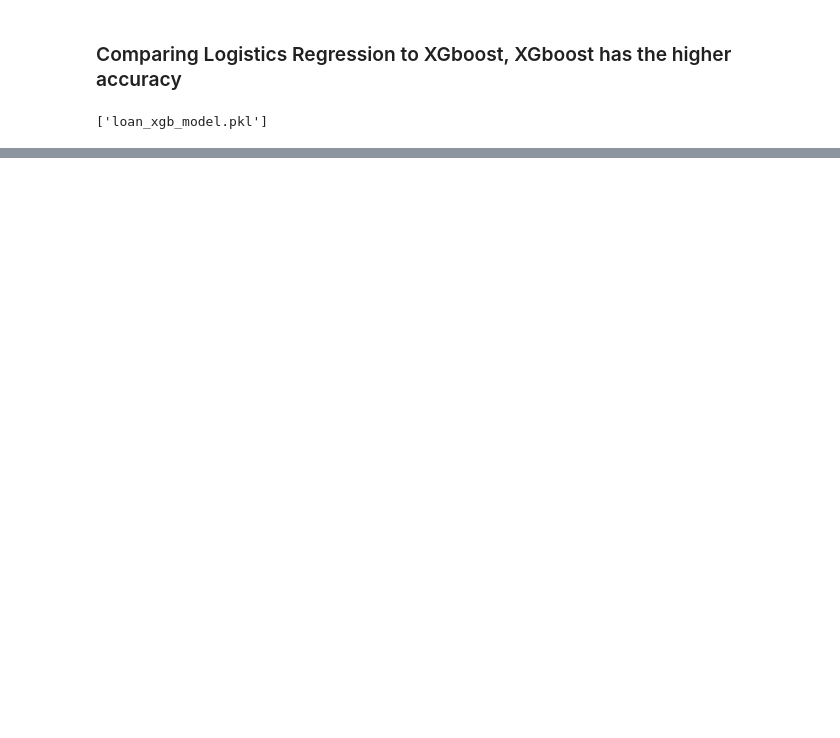
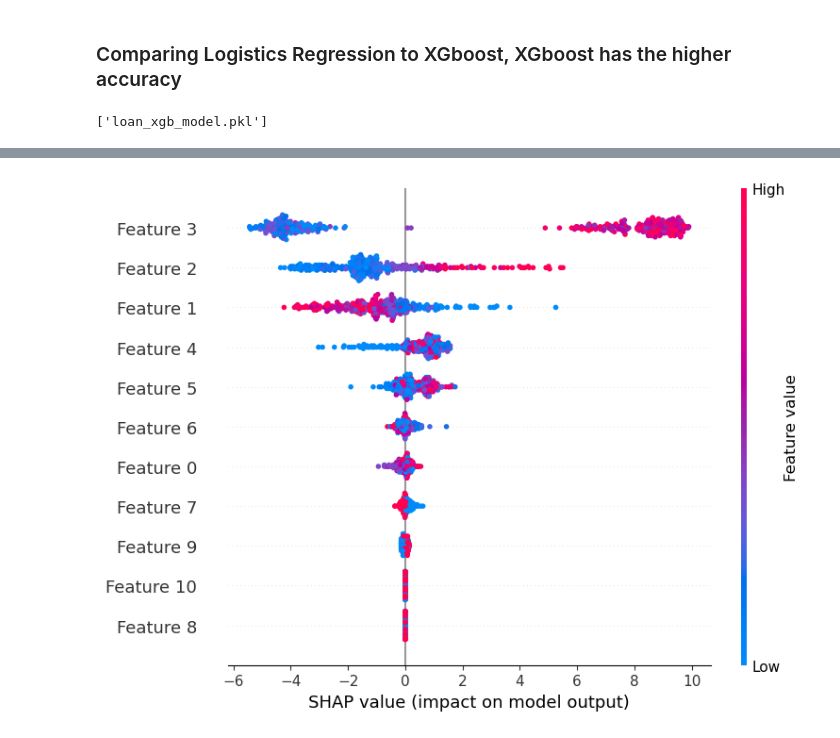
Before and after one commit to Gore9907/Loan_approval, a Jupyter notebook: model/Loan_data_Xgboost.ipynb, the cells around one changed output, grey strips where cells are left out. Drawn from its saved outputs; the diff is of its cells as text; code cells hidden in the pictures; blank space fills up the shorter version.

```diff
--- a/model/Loan_data_Xgboost.ipynb
+++ b/model/Loan_data_Xgboost.ipynb
@@ -113,0 +119,7 @@ joblib.dump(xgb_model, 'loan_xgb_model.pkl') # Save the model for future use
+# %%
+import shap
+explainer = shap.TreeExplainer(xgb_model)
+shap_values = explainer.shap_values(X_val)
+shap.summary_plot(shap_values, X_val)
+# %% [output]
+[figure, added]
```
Also changed, not shown: parts of 7 cells of this notebook, 2 other files.
